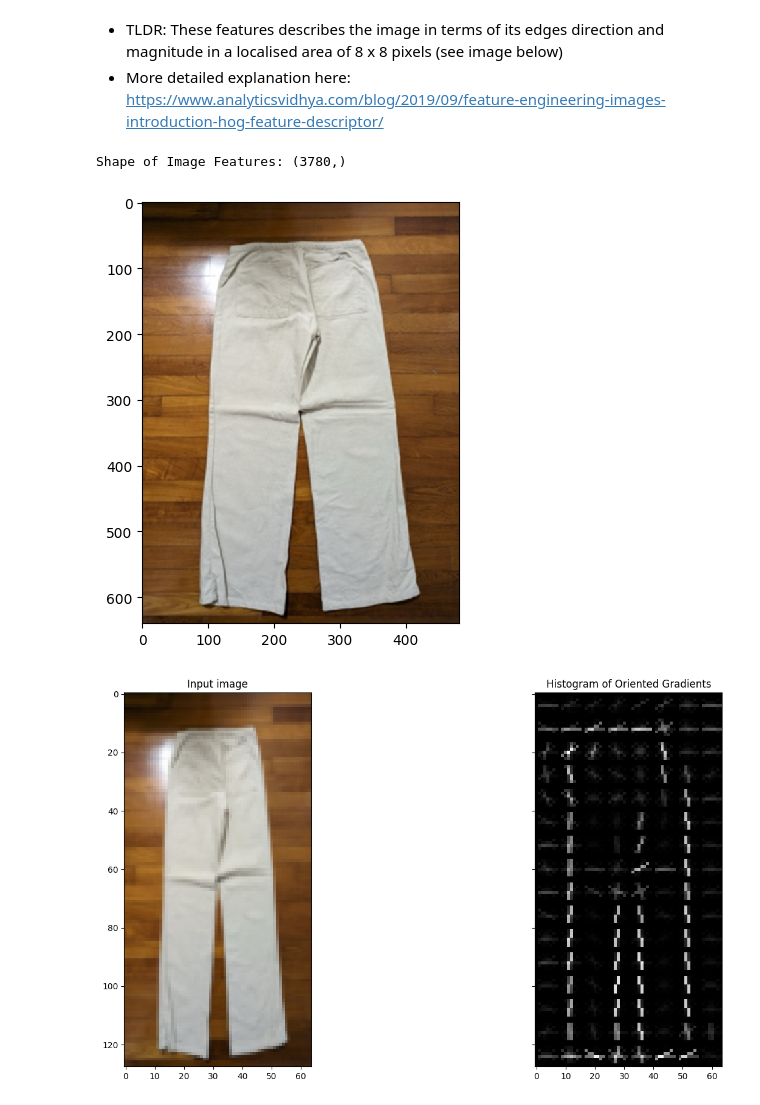
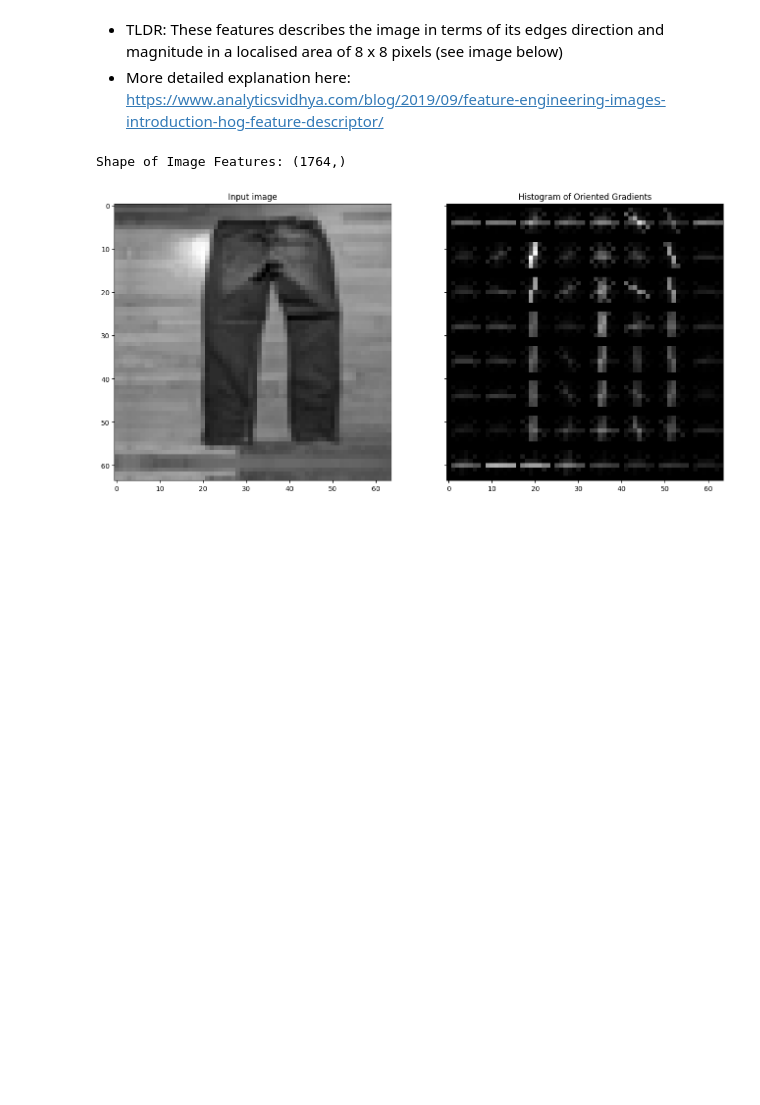
Before and after one commit to jarylongsq/IS4242-project, a Jupyter notebook: feature_engineering.ipynb, the cells around one changed output. Drawn from its saved outputs; the diff is of its cells as text; code cells hidden in the pictures; blank space fills up the shorter version.

```diff
--- a/feature_engineering.ipynb
+++ b/feature_engineering.ipynb
@@ -18,32 +19,37 @@ import matplotlib.pyplot as plt
 * More detailed explanation here: https://www.analyticsvidhya.com/blog/2019/09/feature-engineering-images-introduction-hog-feature-descriptor/
 # %%
 #reading the image
-img = imread('dataset/train/bottoms/bottom_0001_augmented_0.jpeg')
-imshow(img)
+img = Image.open('dataset/train/bottoms/bottom_0001_augmented_0.jpeg')
+img.show(img)
 
 #resize image
-resized_img = resize(img, (128,64))
+img = img.resize((64, 64))
+
+# Convert to black and white
+img = img.convert("L")
+
+# Normalize pixel values (0 to 1)
+img = np.array(img) / 255.0
 
 #generating HOG features
-fd, hog_image = hog(resized_img, orientations=9, pixels_per_cell=(8, 8),
-cells_per_block=(2, 2), visualize=True, channel_axis=-1)
+fd, hog_image = hog(img, orientations=9, pixels_per_cell=(8, 8),
+cells_per_block=(2, 2), visualize=True)
 
 print(f'Shape of Image Features: {fd.shape}')
 
 # Visualising results
 fig, (ax1, ax2) = plt.subplots(1, 2, figsize=(16, 8), sharex=True, sharey=True)
 
-ax1.imshow(resized_img, cmap=plt.cm.gray)
+ax1.imshow(img, cmap=plt.cm.gray)
 ax1.set_title('Input image')
 
 ax2.imshow(hog_image, cmap=plt.cm.gray)
 ax2.set_title('Histogram of Oriented Gradients')
 
 plt.show()
 # %% [output]
-Shape of Image Features: (3780,)
+Shape of Image Features: (1764,)
-[figure, old version]
+[figure, new version]
-[figure, removed]
 # %%
 data_paths = [os.path.join("dataset","train"), os.path.join("dataset", "test")]
 categories = ["tops", "bottoms", "bags", "shoes", "others"]
```
Also changed, not shown: parts of 4 cells of this notebook, 1 other file.
